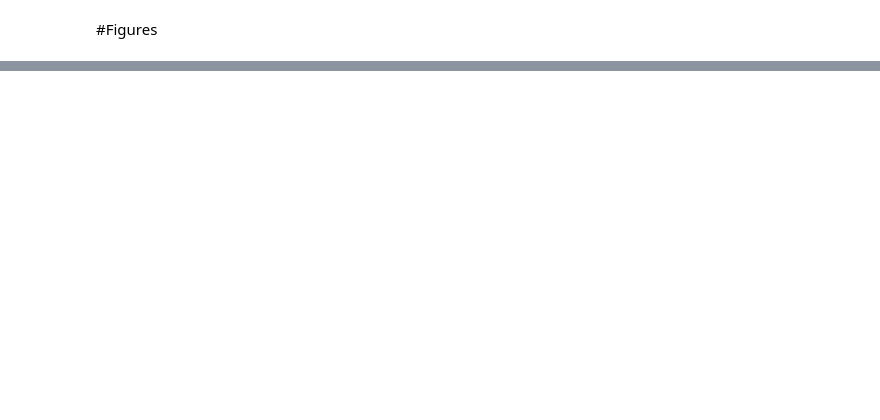
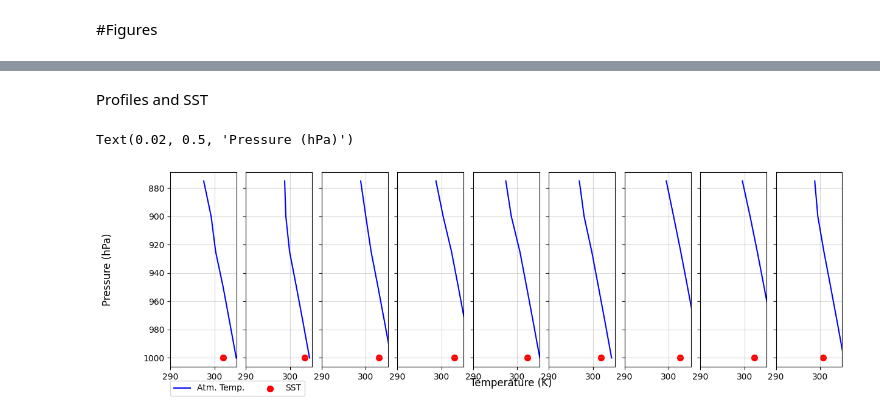
Before and after one commit to SeanBarnier/HAFS_Air-Sea, a Jupyter notebook: fluxes.ipynb, the cells around one changed output, grey strips where cells are left out. Cells and saved outputs as stored; diff of their text form; code cells hidden in the pictures; blank space fills up the shorter version.

```diff
--- a/fluxes.ipynb
+++ b/fluxes.ipynb
@@ -180,0 +229,27 @@ lhfAx.legend()
+# %% [markdown]
+Profiles and SST
+# %%
+xwidth = (0.7/len(atm.keys()))
+xcorners = np.arange(0.1, 0.9, 0.8/len(atm.keys()))
+# %%
+profFig = plt.figure(figsize=(14,4))
+profAxes = [profFig.add_axes([xcorner,0.1,xwidth,0.8]) for xcorner in xcorners]
+
+for ax, valid in zip(profAxes, atm.keys()):
+  t = [atm[valid][level]["T"] for level in atm[valid].keys()]
+  p = atm[valid].keys()
+  ax.plot(t, p, color="blue", label="Atm. Temp.")
+  ax.scatter(atm[valid][1000.0]["sst"], 1000, color="red", s=50, label="SST")
+
+  ax.set_xlim(290, 305)
+  ax.invert_yaxis()
+  grid = ax.grid(alpha=0.5)
+
+  if valid == fcastTimes[0]: ax.legend(ncols=2, loc=(0, -0.15))
+  else: ax.set_yticklabels([])
+
+profFig.supxlabel("Temperature (K)")
+profFig.supylabel("Pressure (hPa)")
+# %% [output]
+Text(0.02, 0.5, 'Pressure (hPa)')
+[figure, added]
```
Also changed, not shown: parts of 13 cells of this notebook.
